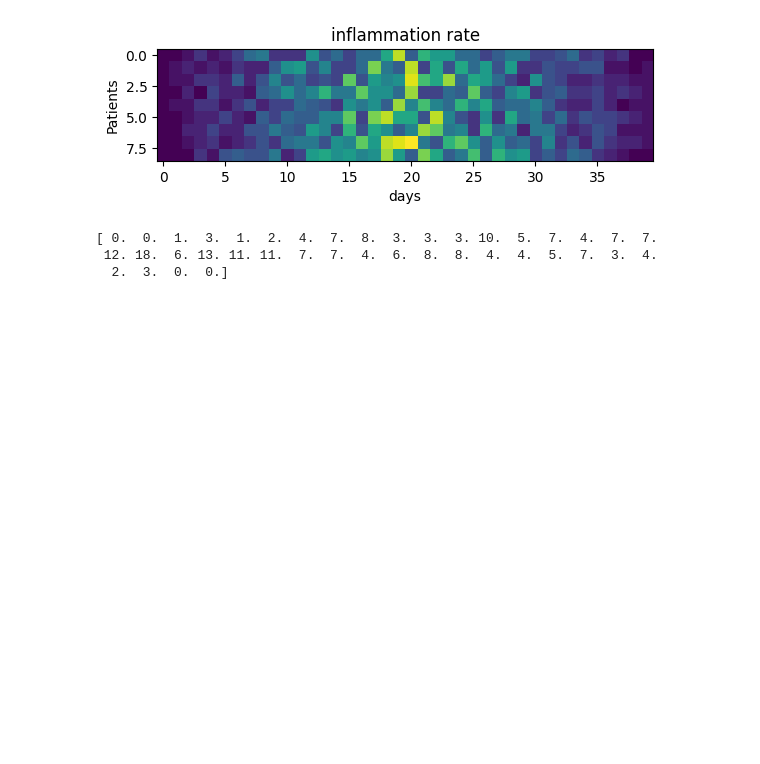
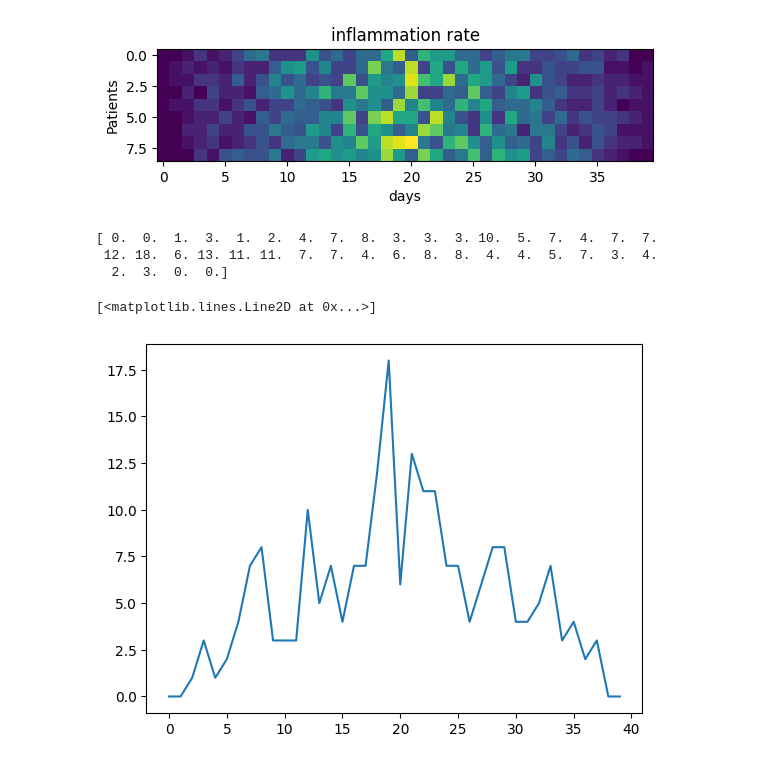
Before and after one commit to Azinkarimzad/phthon_SWC_24, a Jupyter notebook: day_1.ipynb, the cells around one changed output. Drawn from its saved outputs; the diff is of its cells as text; code cells hidden in the pictures; blank space fills up the shorter version.

```diff
--- a/day_1.ipynb
+++ b/day_1.ipynb
@@ -346,3 +346,8 @@ print(data_first_patient)
 [ 0.  0.  1.  3.  1.  2.  4.  7.  8.  3.  3.  3. 10.  5.  7.  4.  7.  7.
  12. 18.  6. 13. 11. 11.  7.  7.  4.  6.  8.  8.  4.  4.  5.  7.  3.  4.
   2.  3.  0.  0.]
+# %%
+plt.plot(data_first_patient)
+# %% [output]
+[<matplotlib.lines.Line2D at 0x...>]
+[figure, added]
```
Also changed, not shown: parts of 2 cells of this notebook.
